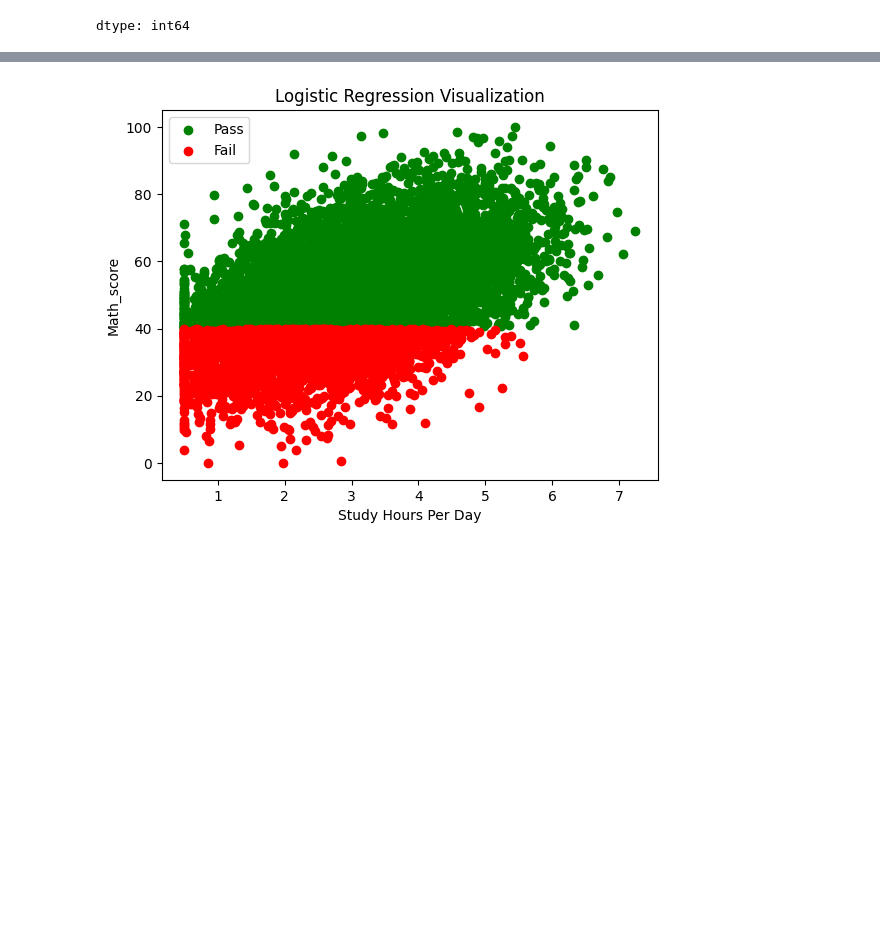
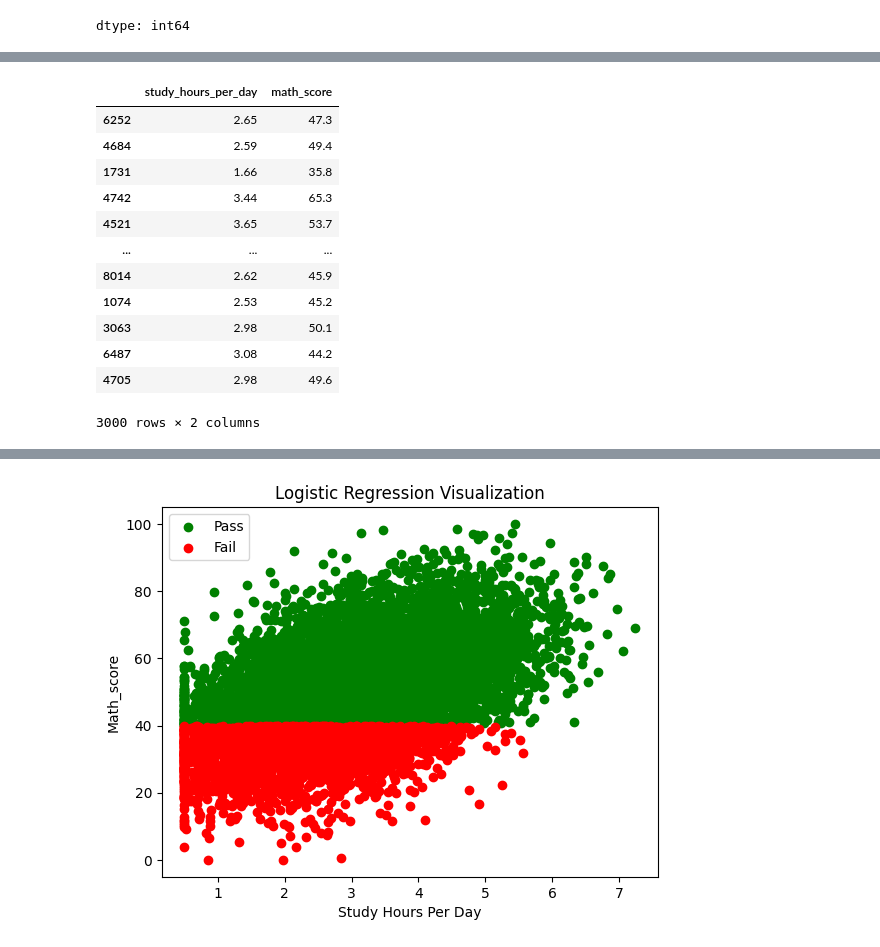
Before and after one commit to prameela-rani-patnaik/Student_Performance_Analysis., a Jupyter notebook: M1.ipynb, the cells around one changed output, grey strips where cells are left out. Drawn from its saved outputs; the diff is of its cells as text; code cells hidden in the pictures; blank space fills up the shorter version.

```diff
--- a/M1.ipynb
+++ b/M1.ipynb
@@ -110,7 +110,25 @@ df.isnull().count()
 | pass_fail | 10000 |
 | grade_category | 10000 |
 dtype: int64
-# %%
-df['pass_fail'] = df['math_score'].apply(
-    lambda x: 1 if x >= 40 else 0
-)
+# %%
+# Create target
+df['pass_fail'] = (df['math_score'] >= 40).astype(int)
+
+X = df[['study_hours_per_day', 'math_score']]
+y = df['pass_fail']
+
+from sklearn.model_selection import train_test_split
+X_train, X_test, y_train, y_test = train_test_split(
+    X, y, test_size=0.3, random_state=42
+)
+
+from sklearn.preprocessing import StandardScaler
+scaler = StandardScaler()
+
+X_train_scaled = scaler.fit_transform(X_train)
+X_test_scaled = scaler.transform(X_test)
+
+from sklearn.linear_model import LogisticRegression
+model = LogisticRegression()
+
+model.fit(X_train_scaled, y_train)
@@ -116,0 +170,16 @@ df['pass_fail'] = df['math_score'].apply(
+# %%
+X_test
+# %% [output]
+|  | study_hours_per_day | math_score |
+| 6252 | 2.65 | 47.3 |
+| 4684 | 2.59 | 49.4 |
+| 1731 | 1.66 | 35.8 |
+| 4742 | 3.44 | 65.3 |
+| 4521 | 3.65 | 53.7 |
+| ... | ... | ... |
+| 8014 | 2.62 | 45.9 |
+| 1074 | 2.53 | 45.2 |
+| 3063 | 2.98 | 50.1 |
+| 6487 | 3.08 | 44.2 |
+| 4705 | 2.98 | 49.6 |
+3000 rows × 2 columns
```
Also changed, not shown: parts of 28 cells of this notebook.
